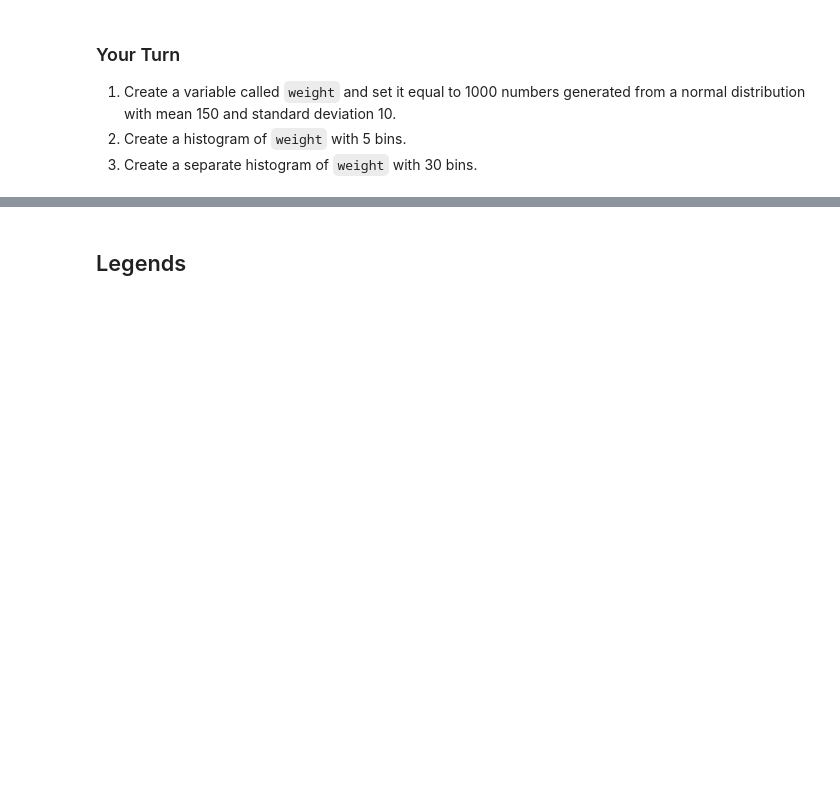
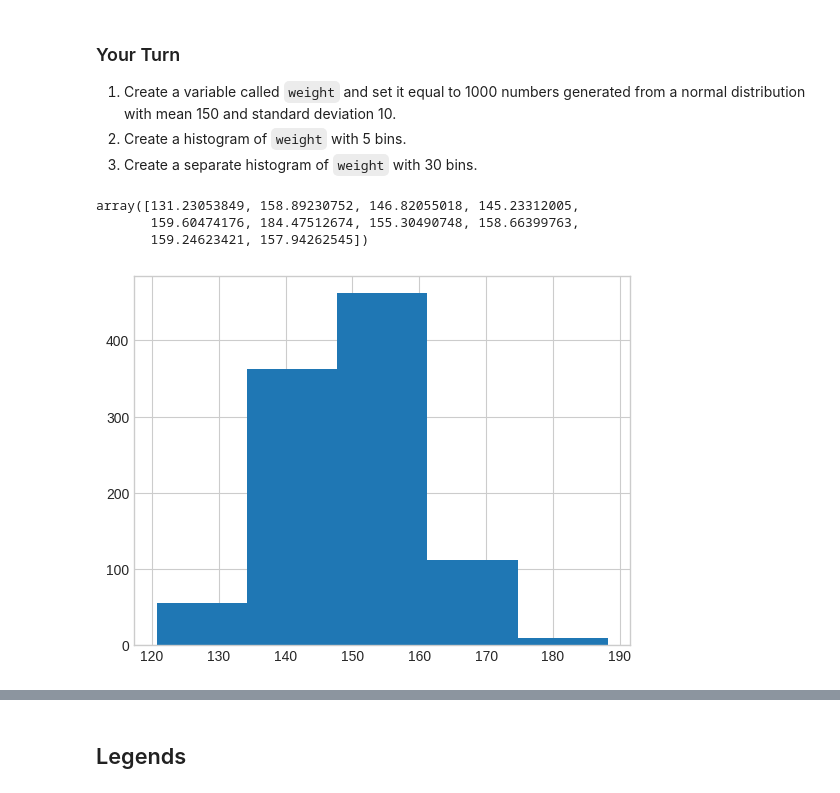
Before and after one commit to cnmi-ds-22/rwcitek___Data-Science-Portfolio-C22, a Jupyter notebook: Modules/Module_1_Intro_to_DS_and_Naive_Bayes/Lectures/132-Matplotlib.end.ipynb, the cells around one changed output, grey strips where cells are left out. Saved outputs shown, nothing was run; the diff lists cells and outputs as text; code cells hidden in the pictures; blank space fills up the shorter version.

```diff
--- a/Modules/Module_1_Intro_to_DS_and_Naive_Bayes/Lectures/132-Matplotlib.end.ipynb
+++ b/Modules/Module_1_Intro_to_DS_and_Naive_Bayes/Lectures/132-Matplotlib.end.ipynb
@@ -527,7 +588,16 @@ n
 3. Create a separate histogram of `weight` with 30 bins.
 # %%
 # Solution
+weight = np.random.normal(150, 10, 1000)
+weight[:10]
+# %% [output]
+array([131.23053849, 158.89230752, 146.82055018, 145.23312005,
+       159.60474176, 184.47512674, 155.30490748, 158.66399763,
+       159.24623421, 157.94262545])
 # %%
 # Solution
+plt.hist(weight, bins=5) ;
+# %% [output]
+[figure, added]
 # %%
 # Solution
```
Also changed, not shown: parts of 66 cells of this notebook.
